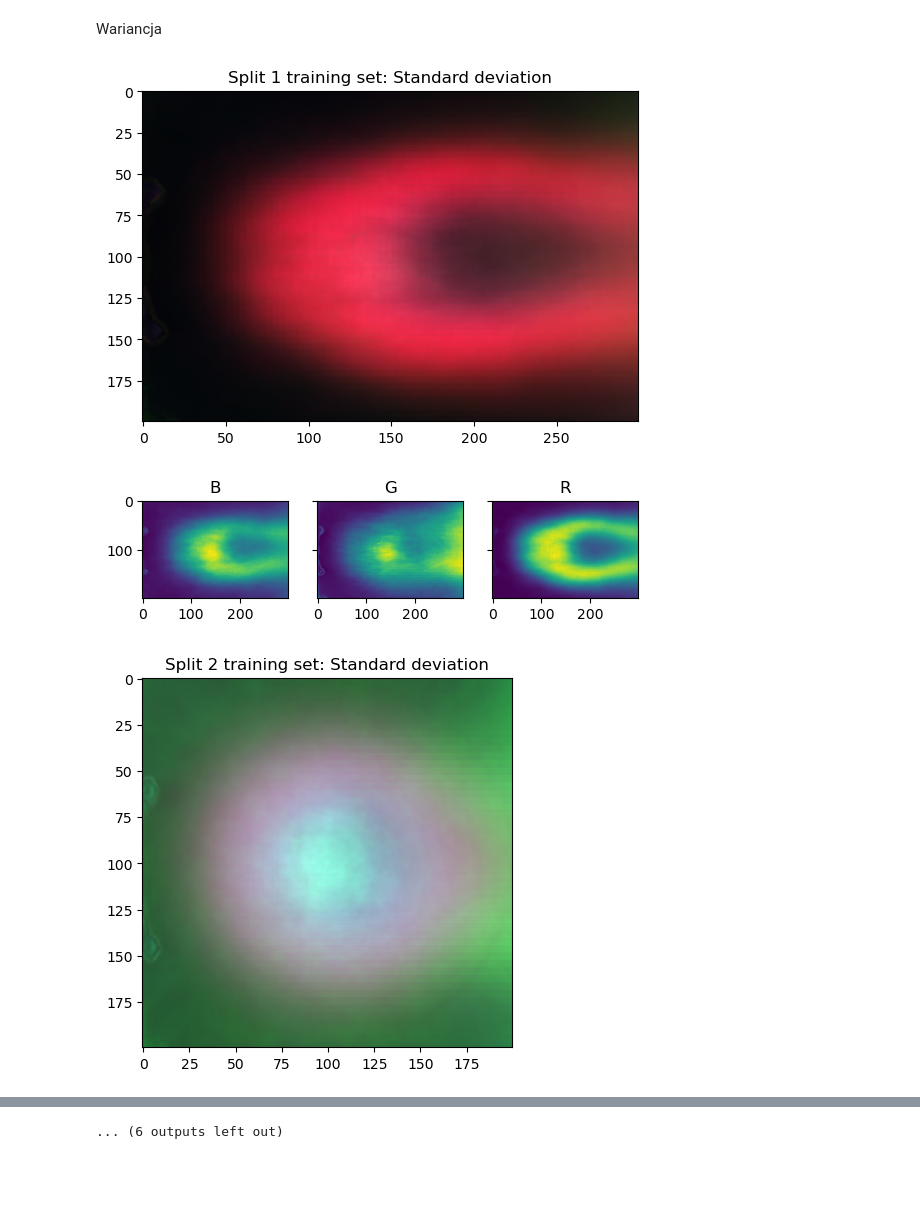
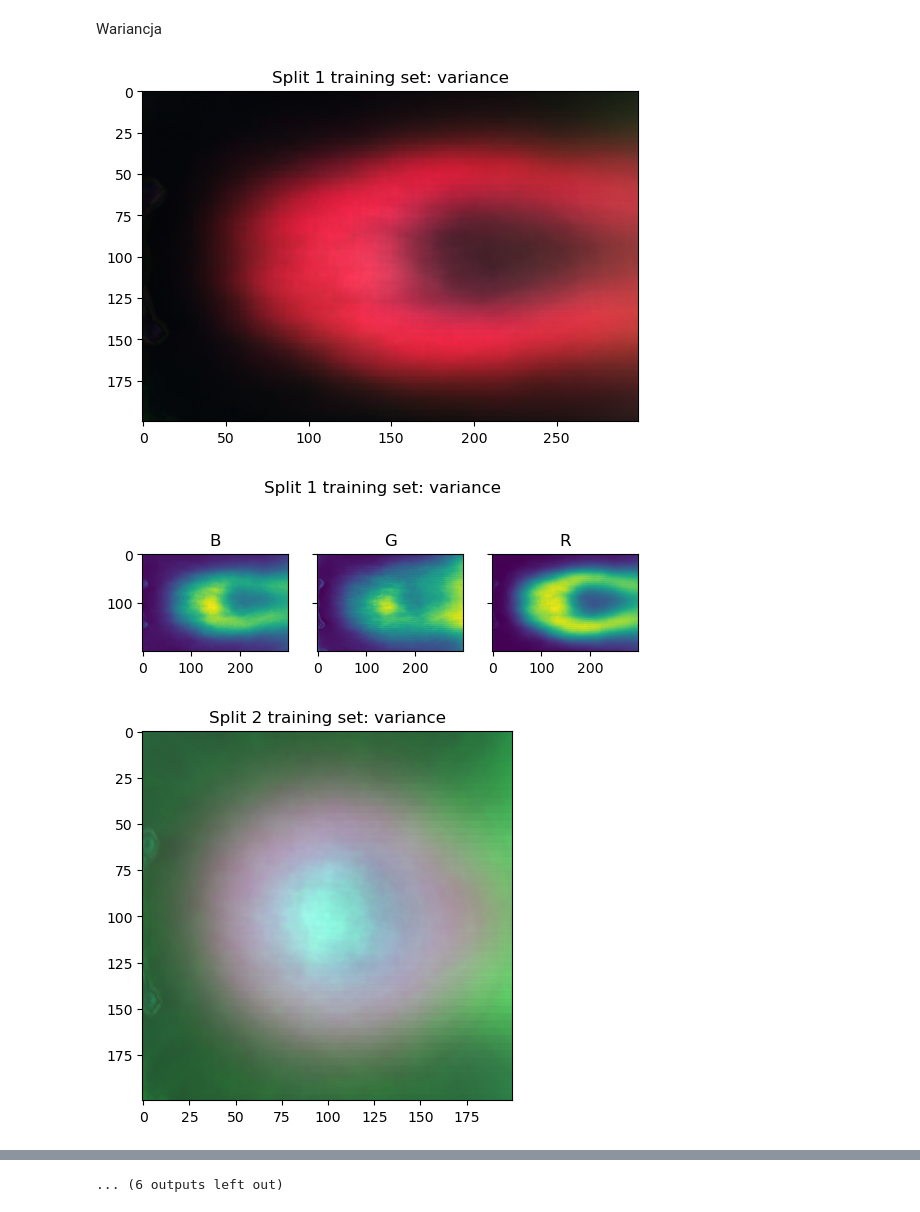
Before and after one commit to iwanicki92/szum, a Jupyter notebook: lab2.ipynb, the cells around one changed output, grey strips where cells are left out. Drawn from its saved outputs; the diff is of its cells as text; code cells hidden in the pictures; blank space fills up the shorter version.

```diff
--- a/lab2.ipynb
+++ b/lab2.ipynb
@@ -81,6 +81,3 @@ Normalizacja
 _, mean, std = splits[1].train.normalize(inplace=True)
 _, _, _ = splits[1].val.normalize(mean=mean, std=std, inplace=True)
 _, _, _ = splits[1].test.normalize(mean=mean, std=std, inplace=True)
-
-# TODO: Change val split so it's made from train (and preferably with uniform label distribution)
-splits.append(Split(splits[1].train, splits[1].val, splits[1].test))
@@ -87,3 +86,11 @@ splits.append(Split(splits[1].train, splits[1].val, splits[1].test))
+# %%
+rng = np.random.default_rng(seed=999)
+split3_val = {label: rng.choice(splits[1].train[label], size=len(splits[1].val[label])) for label in Label}
+
+ranges = np.cumsum([0, *[len(split3_val[label]) for label in Label]])
+ranges = {label: Range(start ,end) for label, (start, end) in zip(Label, zip(ranges, ranges[1::]))}
+split3_val = LabeledDataset(_dataset=(np.vstack(list(split3_val.values())), ranges))
+splits.append(Split(splits[1].train, split3_val, splits[1].test))
 # %% [markdown]
 Liczba danych wejściowych (przed i po obróbce (scale & uniform)):
 # %%
@@ -98,6 +105,9 @@ counts = {
             len(splits[1].train[label]),
             len(splits[1].val[label]),
             len(splits[1].test[label]),
+            len(splits[2].train[label]),
+            len(splits[2].val[label]),
+            len(splits[2].test[label]),
         ]
         for label in Label
     }
@@ -107,6 +117,6 @@ counts["TOTAL"] = [sum(column) for column in zip(*counts.values())]
 counts = [[key, *counts[key]] for key in counts.keys()]
 
 print(tabulate(counts, headers=[
-    "LABEL", "przed obróbką", "po obróbce", *[f"split{i+1} {split_set}" for i in range(2) for split_set in ["train", "val", "test"]]
+    "LABEL", "przed obróbką", "po obróbce", *[f"split{i+1} {split_set}" for i in range(3) for split_set in ["train", "val", "test"]]
     ]))
 # %% [output]
@@ -144,8 +154,8 @@ draw_random_images(augmented, "split2 train augmented dataset")
 Zdjęcia zostały spłaszczone do rozmiaru 200x200:
 # %%
 fig, ax = plt.subplots(nrows=1, ncols=2)
-ax[0].set_title("before scaling")
-ax[1].set_title("after scaling")
+ax[0].set_title("before resizing")
+ax[1].set_title("after resizing")
 
 # change BGR to RGB before displaying
 _ = ax[0].imshow(dataset_unchanged[0][...,::-1])
@@ -191,30 +201,31 @@ Wariancja
 # %%
 def show_std(data, title):
     std = np.std(data, axis=0)
     std = (std**2)
     std = std / np.max(std)
 
     plt.imshow(std[...,::-1])
-    _ = plt.title(f"{title}: Standard deviation")
+    _ = plt.title(f"{title}: variance")
 
-    _, ax = plt.subplots(1, 3, sharey=True)
+    fig, ax = plt.subplots(1, 3, sharey=True)
+    fig.suptitle(f"{title}: variance", y=0.75)
     for i, channel in enumerate(Channel):
         ax[i].imshow(std[..., channel])
         ax[i].set_title(channel.name)
     plt.show()
 
 split1_train = splits[0].train
 split2_train = splits[1].train
 split2_val =   splits[1].val
 show_std(split1_train.data, "Split 1 training set")
 show_std(split2_train.data, "Split 2 training set")
 show_std(split2_val.data, "Split 2 validation set")
 
 for label in Label:
     show_std(split2_train[label], f"Split 2 training set, {label.name}")
 for label in Label:
     show_std(split2_val[label], f"Split 2 validation set, {label.name}")
 # %% [output]
-[figure, old version]
+[figure, new version]
-[figure, old version]
+[figure, new version]
-[figure, old version]
+[figure, new version]
```
Also changed, not shown: parts of 4 cells of this notebook, 1 other file.
